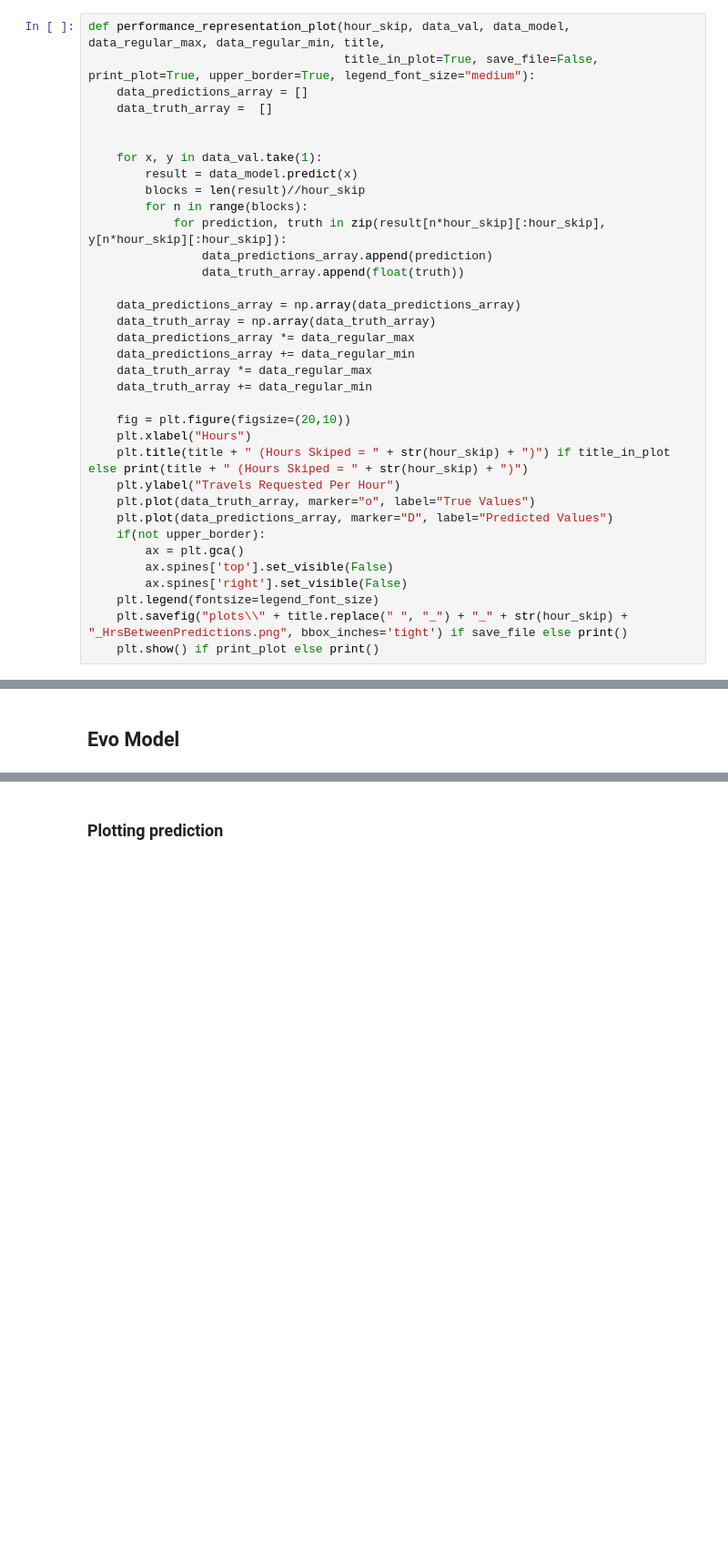
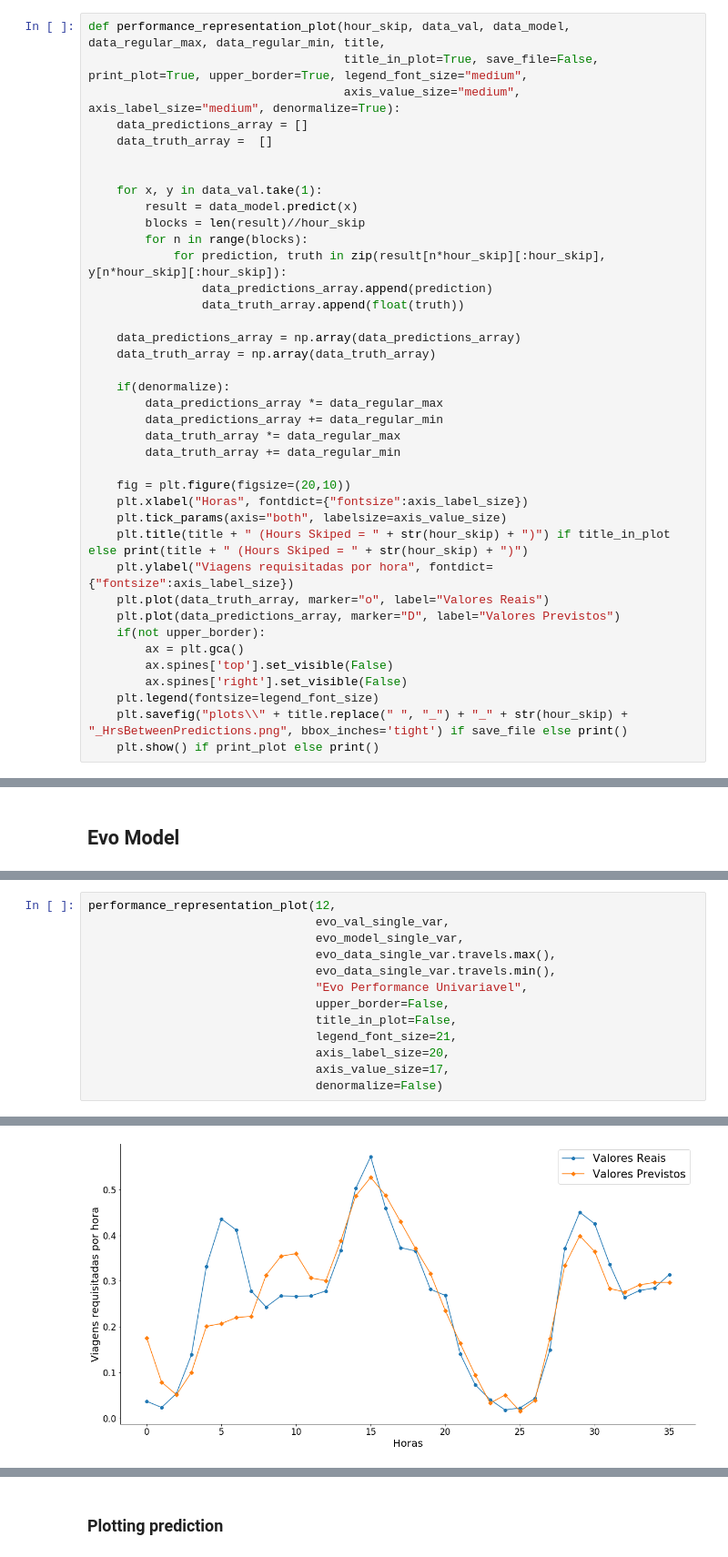
Before and after one commit to netlabufjf/timeseries-forecast, a Jupyter notebook: LSTMAnalysis.ipynb, the cells around one changed output, grey strips where cells are left out. Shown at 91% size. Cells and saved outputs as stored; diff of their text form; blank space fills up the shorter version.

```diff
--- a/LSTMAnalysis.ipynb
+++ b/LSTMAnalysis.ipynb
@@ -154,7 +219,8 @@ print([0, 1, 2, 3, 4][:4])
 # Plot Generation
 # %%
 def performance_representation_plot(hour_skip, data_val, data_model, data_regular_max, data_regular_min, title,
-                                    title_in_plot=True, save_file=False, print_plot=True, upper_border=True, legend_font_size="medium"):
+                                    title_in_plot=True, save_file=False, print_plot=True, upper_border=True, legend_font_size="medium",
+                                    axis_value_size="medium", axis_label_size="medium", denormalize=True):
     data_predictions_array = []
     data_truth_array =  []
 
@@ -169,17 +235,20 @@ def performance_representation_plot(hour_skip, data_val, data_model, data_regula
 
     data_predictions_array = np.array(data_predictions_array)
     data_truth_array = np.array(data_truth_array)
-    data_predictions_array *= data_regular_max
-    data_predictions_array += data_regular_min
-    data_truth_array *= data_regular_max
-    data_truth_array += data_regular_min
+
+    if(denormalize):
+        data_predictions_array *= data_regular_max
+        data_predictions_array += data_regular_min
+        data_truth_array *= data_regular_max
+        data_truth_array += data_regular_min
 
     fig = plt.figure(figsize=(20,10))
-    plt.xlabel("Hours")
+    plt.xlabel("Horas", fontdict={"fontsize":axis_label_size})
+    plt.tick_params(axis="both", labelsize=axis_value_size)
     plt.title(title + " (Hours Skiped = " + str(hour_skip) + ")") if title_in_plot else print(title + " (Hours Skiped = " + str(hour_skip) + ")")
-    plt.ylabel("Travels Requested Per Hour")
-    plt.plot(data_truth_array, marker="o", label="True Values")
-    plt.plot(data_predictions_array, marker="D", label="Predicted Values")
+    plt.ylabel("Viagens requisitadas por hora", fontdict={"fontsize":axis_label_size})
+    plt.plot(data_truth_array, marker="o", label="Valores Reais")
+    plt.plot(data_predictions_array, marker="D", label="Valores Previstos")
     if(not upper_border):
         ax = plt.gca()
         ax.spines['top'].set_visible(False)
@@ -215,0 +358,14 @@ Next, will be generated the model for each dataset
+# %%
+performance_representation_plot(12,
+                                evo_val_single_var,
+                                evo_model_single_var,
+                                evo_data_single_var.travels.max(),
+                                evo_data_single_var.travels.min(),
+                                "Evo Performance Univariavel",
+                                upper_border=False,
+                                title_in_plot=False,
+                                legend_font_size=21,
+                                axis_label_size=20,
+                                axis_value_size=17,
+                                denormalize=False)
+# %% [output]
@@ -215,0 +373 @@ Next, will be generated the model for each dataset
+[figure, added]
```
Also changed, not shown: parts of 48 cells of this notebook, 26 other files.
